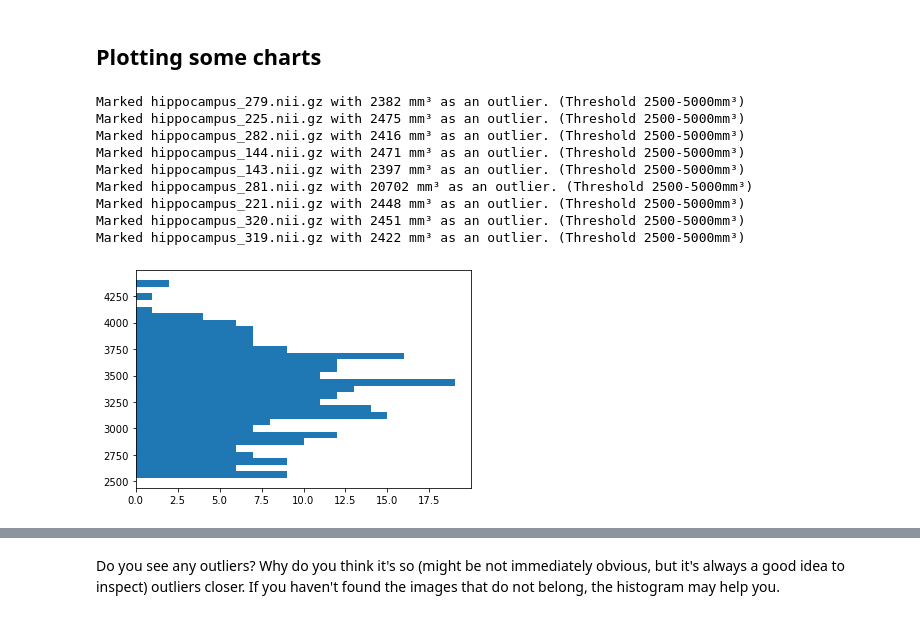
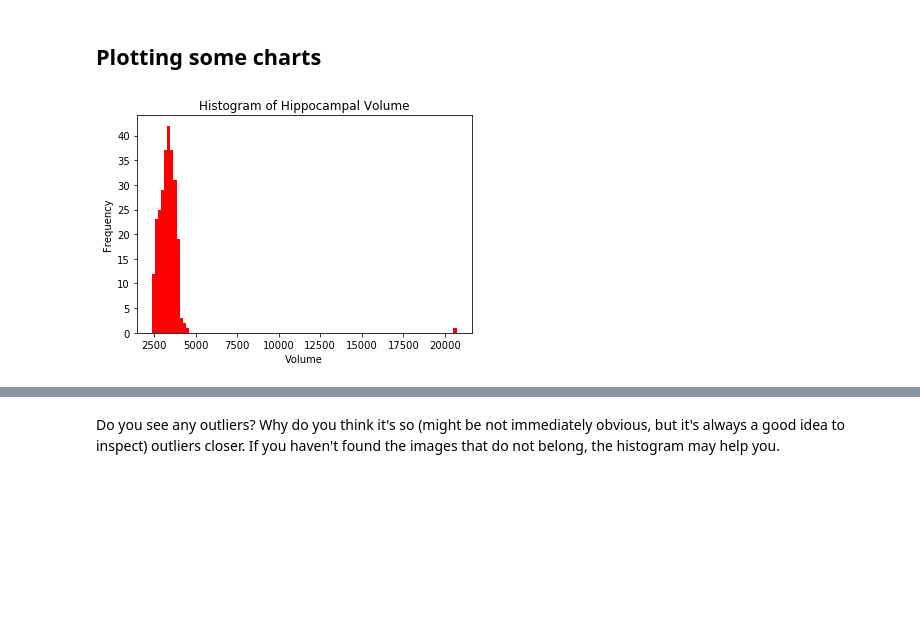
Before and after one commit to jintolonappan/udacity_hippocampal, a Jupyter notebook: section1/Final Project EDA.ipynb, the cells around one changed output, grey strips where cells are left out. Saved outputs shown, nothing was run; the diff lists cells and outputs as text; code cells hidden in the pictures; blank space fills up the shorter version.

```diff
--- a/section1/Final Project EDA.ipynb
+++ b/section1/Final Project EDA.ipynb
@@ -23,11 +23,11 @@ Our dataset sits in two directories - *images* and *labels*. Each image is repre
 
 Note that our dataset is "dirty". There are a few images and labels that are not quite right. They should be quite obvious to notice, though. The dataset contains an equal amount of "correct" volumes and corresponding labels, and you don't need to alter values of any samples in order to get the clean dataset.
 # %%
-# TASK: Your data sits in directory /data/TrainingSet.
+# DONE: Your data sits in directory /data/TrainingSet.
 # Load an image and a segmentation mask into variables called image and label
 
-images = '/data/TrainingSet/images/'
-labels = '/data/TrainingSet/labels/'
+images = '../data/TrainingSet/images/'
+labels = '../data/TrainingSet/labels/'
 
 filename = 'hippocampus_394.nii.gz'
 image = nib.load(images + filename)
@@ -154,38 +154,24 @@ Volume of hippocampus = 3814 mm³
 # %% [markdown]
 ## Plotting some charts
 # %%
-# TASK: Plot a histogram of all volumes that we have in our dataset and see how
+# DONE: Plot a histogram of all volumes that we have in our dataset and see how
 # our dataset measures against a slice of a normal population represented by the chart below.
 
 labels_vols = []
 labels_imgs = os.listdir(labels)
-outliers = []
 
 for filename in labels_imgs:
     thislabel = nib.load(labels + filename)
     thisvol = np.sum(thislabel.get_fdata() != 0)
-
-    # Removing outlier based on the baseline chart provided below
-    if thisvol > 5000 or thisvol < 2500:
-        outliers.append(filename)
-        print(f'Marked {filename} with {thisvol} mm³ as an outlier. (Threshold 2500-5000mm³)')
-        continue
-
     labels_vols.append(thisvol)
 
-plt.hist(labels_vols, bins=30, orientation='horizontal')
+plt.xlabel('Volume')
+plt.ylabel('Frequency')
+plt.title('Histogram of Hippocampal Volume')
+plt.hist(labels_vols, bins=100, color='r')
 plt.show()
 # %% [output]
-Marked hippocampus_279.nii.gz with 2382 mm³ as an outlier. (Threshold 2500-5000mm³)
-Marked hippocampus_225.nii.gz with 2475 mm³ as an outlier. (Threshold 2500-5000mm³)
-Marked hippocampus_282.nii.gz with 2416 mm³ as an outlier. (Threshold 2500-5000mm³)
-Marked hippocampus_144.nii.gz with 2471 mm³ as an outlier. (Threshold 2500-5000mm³)
-Marked hippocampus_143.nii.gz with 2397 mm³ as an outlier. (Threshold 2500-5000mm³)
-Marked hippocampus_281.nii.gz with 20702 mm³ as an outlier. (Threshold 2500-5000mm³)
-Marked hippocampus_221.nii.gz with 2448 mm³ as an outlier. (Threshold 2500-5000mm³)
-Marked hippocampus_320.nii.gz with 2451 mm³ as an outlier. (Threshold 2500-5000mm³)
-Marked hippocampus_319.nii.gz with 2422 mm³ as an outlier. (Threshold 2500-5000mm³)
-[figure, old version]
+[figure, new version]
 # %% [markdown]
 <img src="img/nomogram_fem_right.svg" width=400 align=left>
 # %% [markdown]
```
Also changed, not shown: parts of 16 cells of this notebook, 27 other files.
